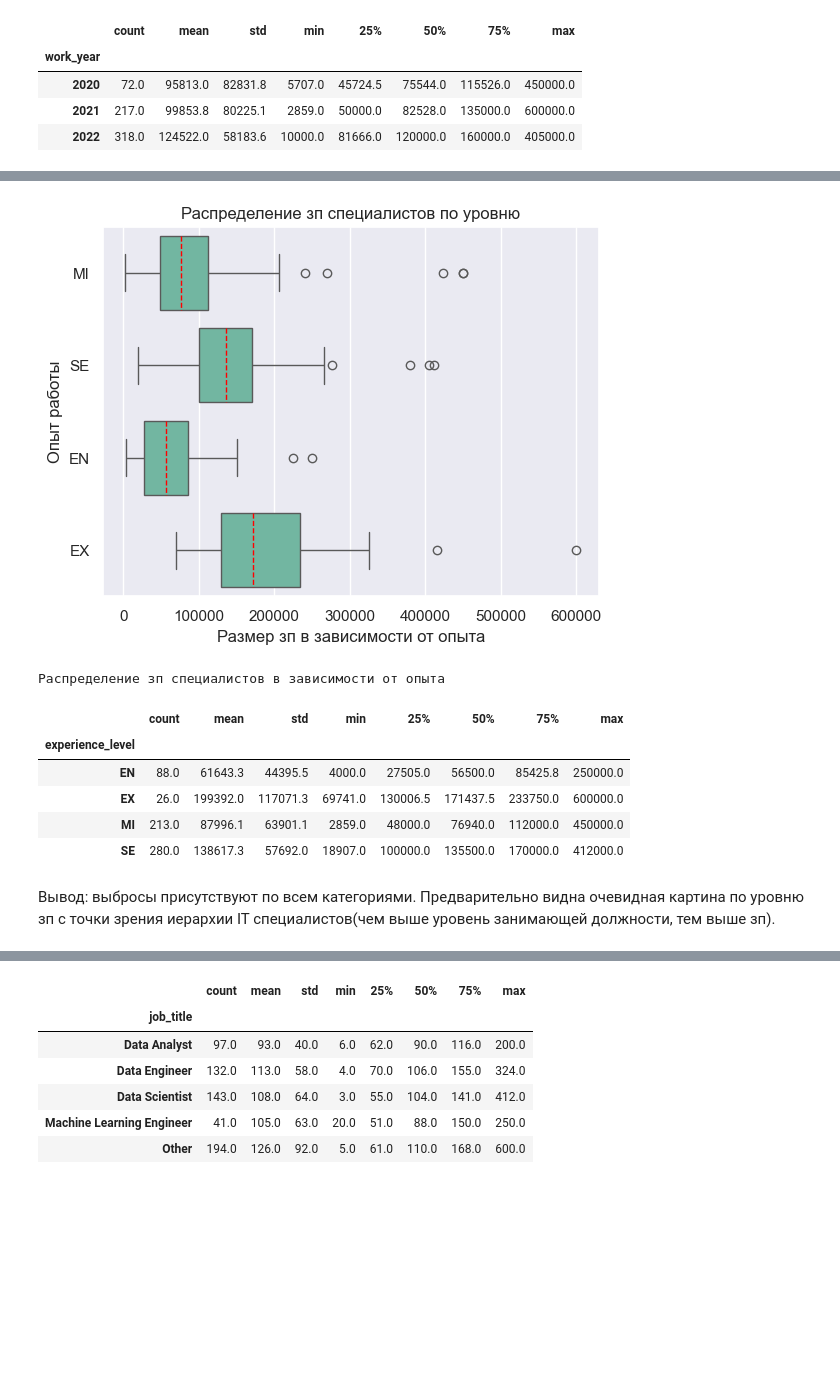
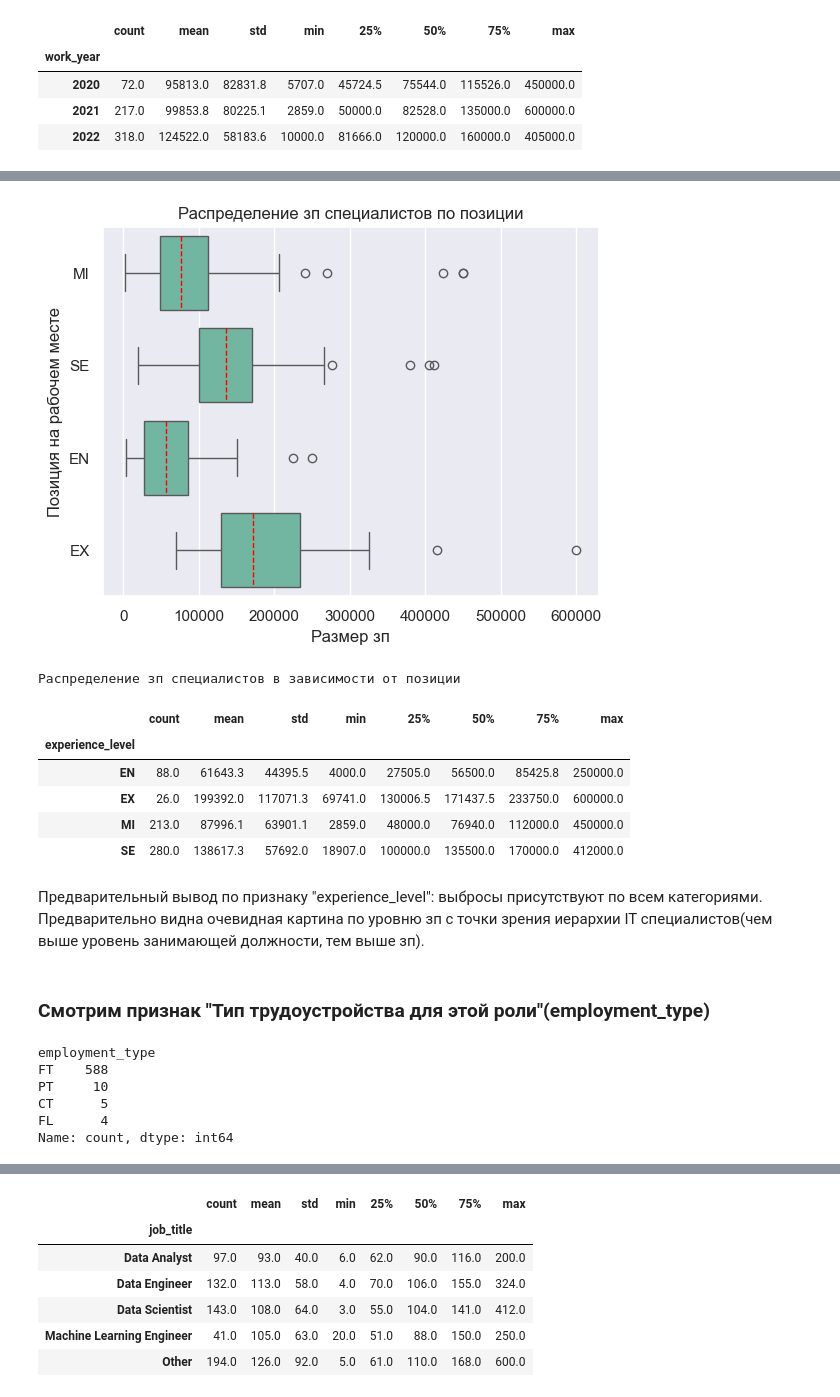
Before and after one commit to schdlr50/SF_EDA_4, a Jupyter notebook: final task.ipynb, the cells around one changed output, grey strips where cells are left out. Drawn from its saved outputs; the diff is of its cells as text; code cells hidden in the pictures; blank space fills up the shorter version.

```diff
--- a/final task.ipynb
+++ b/final task.ipynb
@@ -247,17 +264,17 @@ data_work_year_agg
 # %%
-# experience_level
+# глянем на зп в зависимости от позиции на рабочем месте
 ax = sns.boxplot(data, x='salary_in_usd', y='experience_level', orient='h', medianprops={"color": "red", "linestyle": '--'})
-ax.set(xlabel='Размер зп в зависимости от опыта', ylabel='Опыт работы')
-plt.title('Распределение зп специалистов по уровню')
+ax.set(xlabel='Размер зп', ylabel='Позиция на рабочем месте')
+plt.title('Распределение зп специалистов по позиции')
 plt.show()
 # %% [output]
-[figure, old version]
+[figure, new version]
 # %%
 data_experience_level_agg=data.groupby('experience_level')['salary_in_usd'].describe().round(1)
-print('Распределение зп специалистов в зависимости от опыта')
+print('Распределение зп специалистов в зависимости от позиции')
 data_experience_level_agg
 # %% [output]
-Распределение зп специалистов в зависимости от опыта
+Распределение зп специалистов в зависимости от позиции
 |  | count | mean | std | min | 25% | 50% | 75% | max |
 | experience_level |  |  |  |  |  |  |  |  |
 | EN | 88.0 | 61643.3 | 44395.5 | 4000.0 | 27505.0 | 56500.0 | 85425.8 | 250000.0 |
@@ -265,4 +282,16 @@ data_experience_level_agg
 | MI | 213.0 | 87996.1 | 63901.1 | 2859.0 | 48000.0 | 76940.0 | 112000.0 | 450000.0 |
 | SE | 280.0 | 138617.3 | 57692.0 | 18907.0 | 100000.0 | 135500.0 | 170000.0 | 412000.0 |
 # %% [markdown]
-Вывод: выбросы присутствуют по всем категориями. Предварительно видна очевидная картина по уровню зп с точки зрения иерархии IT специалистов(чем выше уровень занимающей должности, тем выше зп).
+Предварительный вывод по признаку "experience_level": выбросы присутствуют по всем категориями. Предварительно видна очевидная картина по уровню зп с точки зрения иерархии IT специалистов(чем выше уровень занимающей должности, тем выше зп).
+# %% [markdown]
+### Смотрим признак "Тип трудоустройства для этой роли"(employment_type)
+# %%
+# глянем кол-во записей по типам
+data['employment_type'].value_counts()
+# %% [output]
+employment_type
+FT    588
+PT     10
+CT      5
+FL      4
+Name: count, dtype: int64
```
Also changed, not shown: parts of 52 cells of this notebook.
